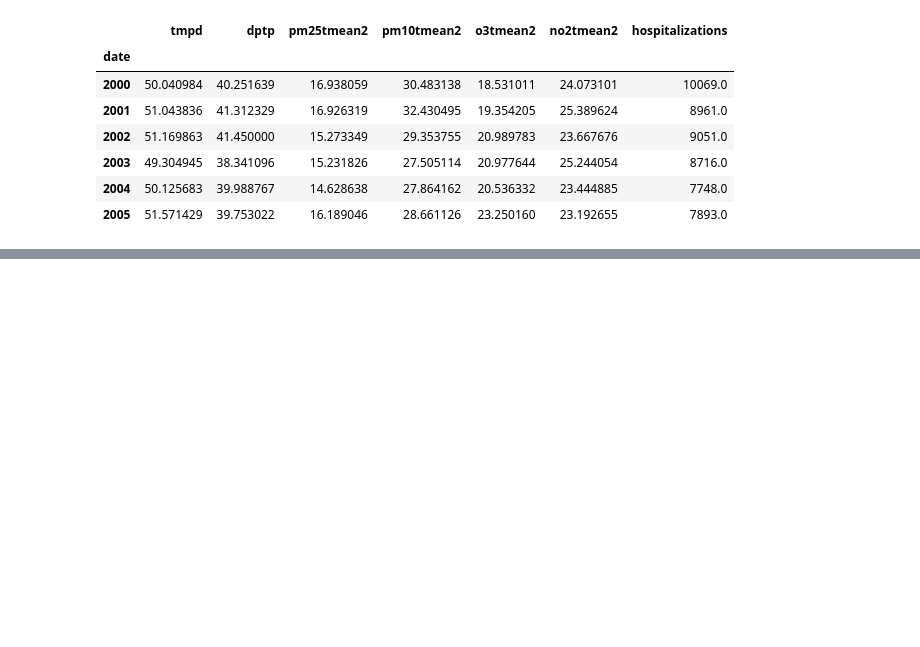
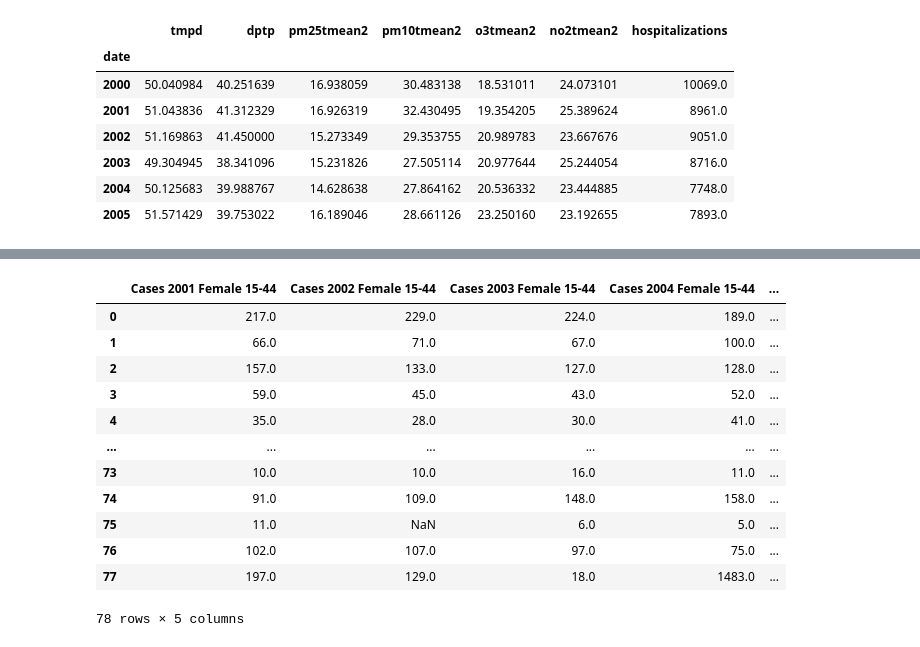
Before and after one commit to klebiedzinska/big_data_project, a Jupyter notebook: Untitled.ipynb, the cells around one changed output, grey strips where cells are left out. Cells and saved outputs as stored; diff of their text form; code cells hidden in the pictures; blank space fills up the shorter version.

```diff
--- a/Untitled.ipynb
+++ b/Untitled.ipynb
@@ -136,0 +243,28 @@ filtered_df_mean.merge(astma_hospital_sum.rename('hospitalizations'), how='outer
+# %%
+chlamydia_cases = chlamydia[['Cases 2001 Female 15-44',
+                             'Cases 2002 Female 15-44',
+                             'Cases 2003 Female 15-44',
+                             'Cases 2004 Female 15-44',
+                             'Cases 2005 Female 15-44',
+                             ]]
+gonorrhea_cases = gonorrhea[['Cases 2001 Female 15-44',
+                             'Cases 2002 Female 15-44',
+                             'Cases 2003 Female 15-44',
+                             'Cases 2004 Female 15-44',
+                             'Cases 2005 Female 15-44',
+                             ]]
+chlamydia_cases
+# %% [output]
+|  | Cases 2001 Female 15-44 | Cases 2002 Female 15-44 | Cases 2003 Female 15-44 | Cases 2004 Female 15-44 | ... |
+| 0 | 217.0 | 229.0 | 224.0 | 189.0 | ... |
+| 1 | 66.0 | 71.0 | 67.0 | 100.0 | ... |
+| 2 | 157.0 | 133.0 | 127.0 | 128.0 | ... |
+| 3 | 59.0 | 45.0 | 43.0 | 52.0 | ... |
+| 4 | 35.0 | 28.0 | 30.0 | 41.0 | ... |
+| ... | ... | ... | ... | ... | ... |
+| 73 | 10.0 | 10.0 | 16.0 | 11.0 | ... |
+| 74 | 91.0 | 109.0 | 148.0 | 158.0 | ... |
+| 75 | 11.0 | NaN | 6.0 | 5.0 | ... |
+| 76 | 102.0 | 107.0 | 97.0 | 75.0 | ... |
+| 77 | 197.0 | 129.0 | 18.0 | 1483.0 | ... |
+78 rows × 5 columns
```
Also changed, not shown: parts of 9 cells of this notebook.
